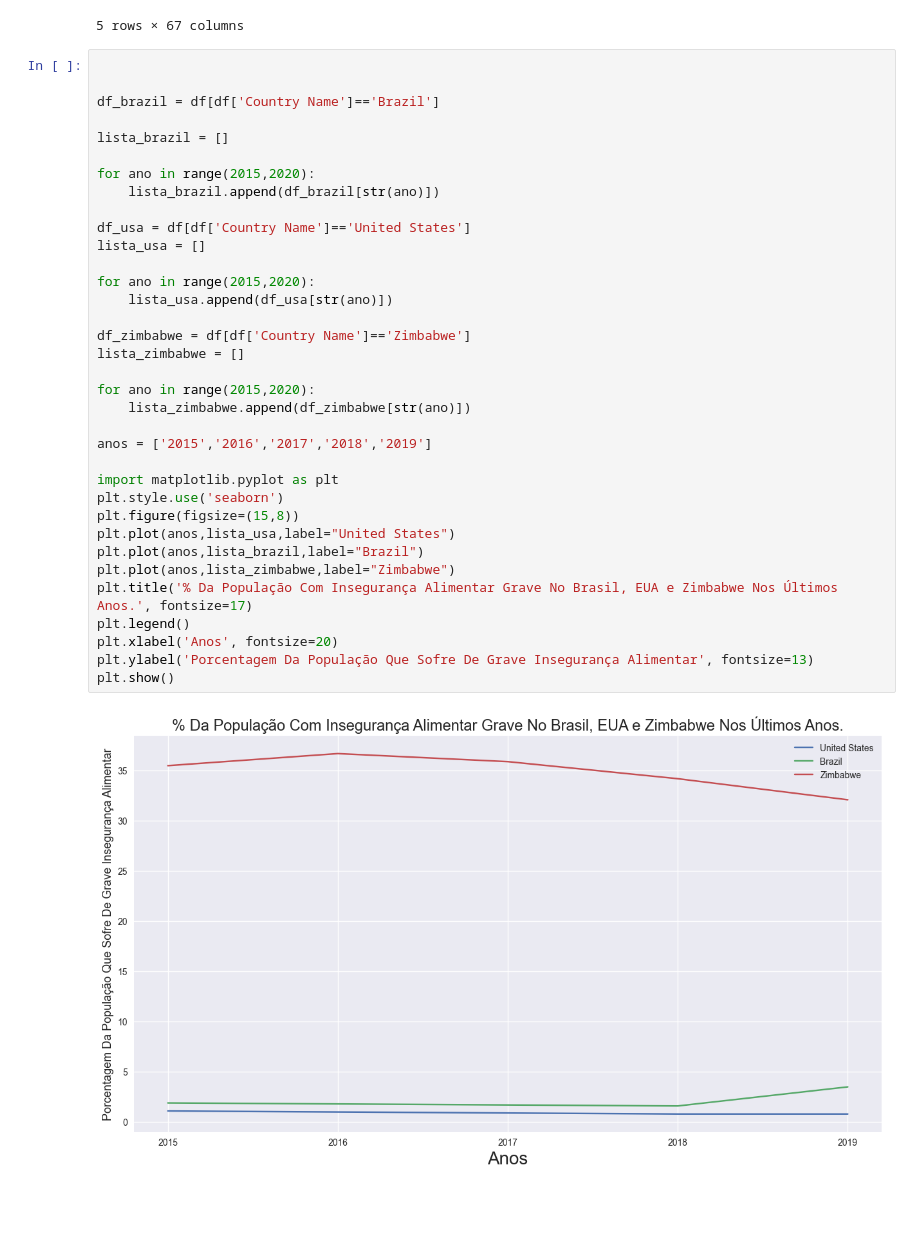
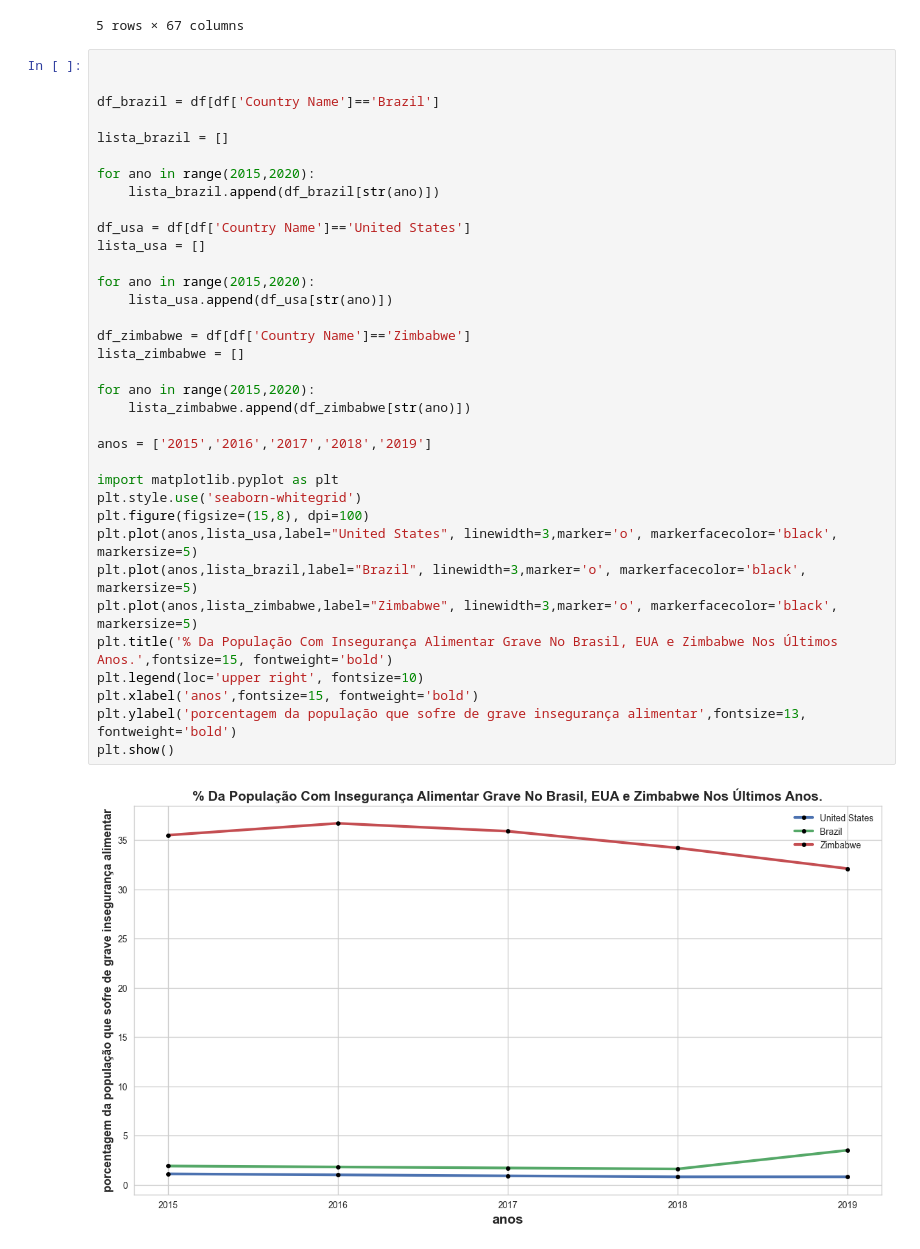
Before and after one commit to st4pzz/APS-CIENCIA-DOS-DADOS, a Jupyter notebook: resolucao.ipynb, the cells around one changed output. Drawn from its saved outputs; the diff is of its cells as text; blank space fills up the shorter version.

```diff
--- a/resolucao.ipynb
+++ b/resolucao.ipynb
@@ -13,37 +13,37 @@ df.head()
 # %%
 
 
 df_brazil = df[df['Country Name']=='Brazil']
 
 lista_brazil = []
 
 for ano in range(2015,2020):
     lista_brazil.append(df_brazil[str(ano)])
 
 df_usa = df[df['Country Name']=='United States']
 lista_usa = []
 
 for ano in range(2015,2020):
     lista_usa.append(df_usa[str(ano)])
 
 df_zimbabwe = df[df['Country Name']=='Zimbabwe']
 lista_zimbabwe = []
 
 for ano in range(2015,2020):
     lista_zimbabwe.append(df_zimbabwe[str(ano)])
 
 anos = ['2015','2016','2017','2018','2019']
 
 import matplotlib.pyplot as plt
-plt.style.use('seaborn')
-plt.figure(figsize=(15,8))
-plt.plot(anos,lista_usa,label="United States")
-plt.plot(anos,lista_brazil,label="Brazil")
-plt.plot(anos,lista_zimbabwe,label="Zimbabwe")
-plt.title('% Da População Com Insegurança Alimentar Grave No Brasil, EUA e Zimbabwe Nos Últimos Anos.', fontsize=17)
-plt.legend()
-plt.xlabel('Anos', fontsize=20)
-plt.ylabel('Porcentagem Da População Que Sofre De Grave Insegurança Alimentar', fontsize=13)
+plt.style.use('seaborn-whitegrid')
+plt.figure(figsize=(15,8), dpi=100)
+plt.plot(anos,lista_usa,label="United States", linewidth=3,marker='o', markerfacecolor='black', markersize=5)
+plt.plot(anos,lista_brazil,label="Brazil", linewidth=3,marker='o', markerfacecolor='black', markersize=5)
+plt.plot(anos,lista_zimbabwe,label="Zimbabwe", linewidth=3,marker='o', markerfacecolor='black', markersize=5)
+plt.title('% Da População Com Insegurança Alimentar Grave No Brasil, EUA e Zimbabwe Nos Últimos Anos.',fontsize=15, fontweight='bold')
+plt.legend(loc='upper right', fontsize=10)
+plt.xlabel('anos',fontsize=15, fontweight='bold')
+plt.ylabel('porcentagem da população que sofre de grave insegurança alimentar',fontsize=13, fontweight='bold')
 plt.show()
 # %% [output]
-[figure, old version]
+[figure, new version]
```
Also changed, not shown: 1 other file.
